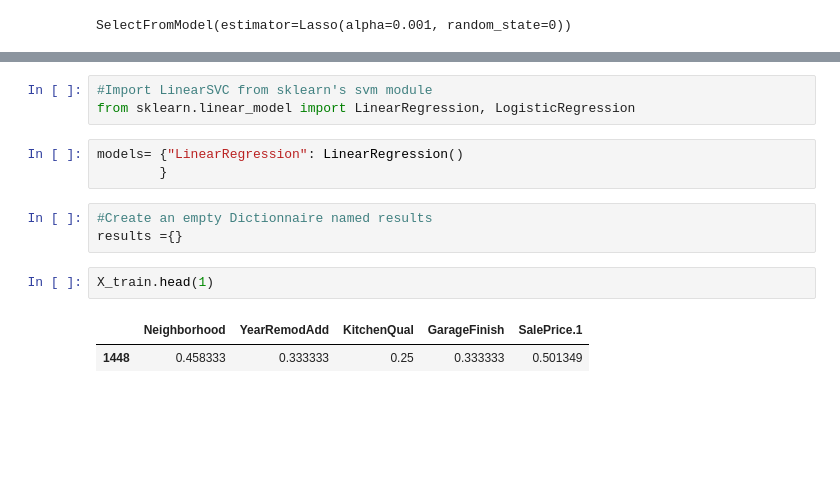
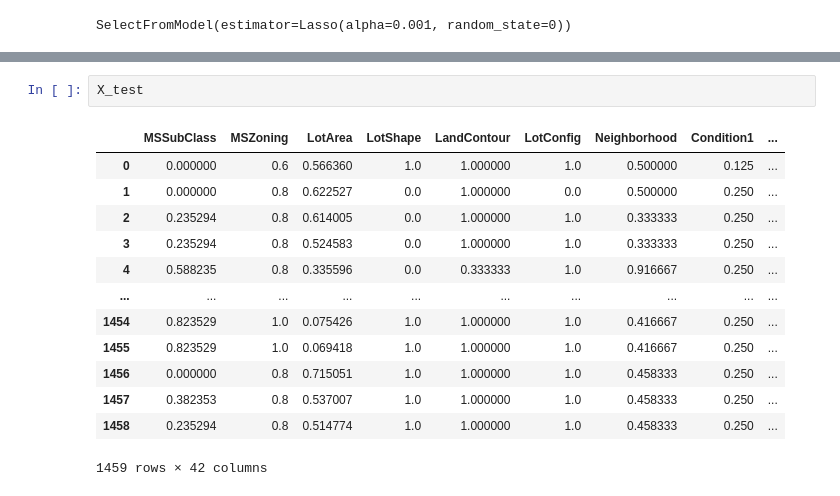
Before and after one commit to Elhassan7/house-prices-advanced-regression-techniques, a Jupyter notebook: HousePrice Feature Selection and Buid Model.ipynb, the cells around one changed output, grey strips where cells are left out. Saved outputs shown, nothing was run; the diff lists cells and outputs as text; blank space fills up the shorter version.

```diff
--- a/HousePrice Feature Selection and Buid Model.ipynb
+++ b/HousePrice Feature Selection and Buid Model.ipynb
@@ -102,17 +126,19 @@ X_train.head()
-# %%
-#Import LinearSVC from sklearn's svm module
-from sklearn.linear_model import LinearRegression, LogisticRegression
-# %%
-models= {"LinearRegression": LinearRegression()
-        }
-# %%
-#Create an empty Dictionnaire named results
-results ={}
-# %%
-X_train.head(1)
-# %% [output]
-|  | Neighborhood | YearRemodAdd | KitchenQual | GarageFinish | SalePrice.1 |
-| 1448 | 0.458333 | 0.333333 | 0.25 | 0.333333 | 0.501349 |
+# %%
+X_test
+# %% [output]
+|  | MSSubClass | MSZoning | LotArea | LotShape | LandContour | LotConfig | Neighborhood | Condition1 | ... |
+| 0 | 0.000000 | 0.6 | 0.566360 | 1.0 | 1.000000 | 1.0 | 0.500000 | 0.125 | ... |
+| 1 | 0.000000 | 0.8 | 0.622527 | 0.0 | 1.000000 | 0.0 | 0.500000 | 0.250 | ... |
+| 2 | 0.235294 | 0.8 | 0.614005 | 0.0 | 1.000000 | 1.0 | 0.333333 | 0.250 | ... |
+| 3 | 0.235294 | 0.8 | 0.524583 | 0.0 | 1.000000 | 1.0 | 0.333333 | 0.250 | ... |
+| 4 | 0.588235 | 0.8 | 0.335596 | 0.0 | 0.333333 | 1.0 | 0.916667 | 0.250 | ... |
+| ... | ... | ... | ... | ... | ... | ... | ... | ... | ... |
+| 1454 | 0.823529 | 1.0 | 0.075426 | 1.0 | 1.000000 | 1.0 | 0.416667 | 0.250 | ... |
+| 1455 | 0.823529 | 1.0 | 0.069418 | 1.0 | 1.000000 | 1.0 | 0.416667 | 0.250 | ... |
+| 1456 | 0.000000 | 0.8 | 0.715051 | 1.0 | 1.000000 | 1.0 | 0.458333 | 0.250 | ... |
+| 1457 | 0.382353 | 0.8 | 0.537007 | 1.0 | 1.000000 | 1.0 | 0.458333 | 0.250 | ... |
+| 1458 | 0.235294 | 0.8 | 0.514774 | 1.0 | 1.000000 | 1.0 | 0.458333 | 0.250 | ... |
+1459 rows × 42 columns
 # %%
 y_train[0]
 # %% [output]
```
Also changed, not shown: parts of 16 cells of this notebook, 7 other files.
